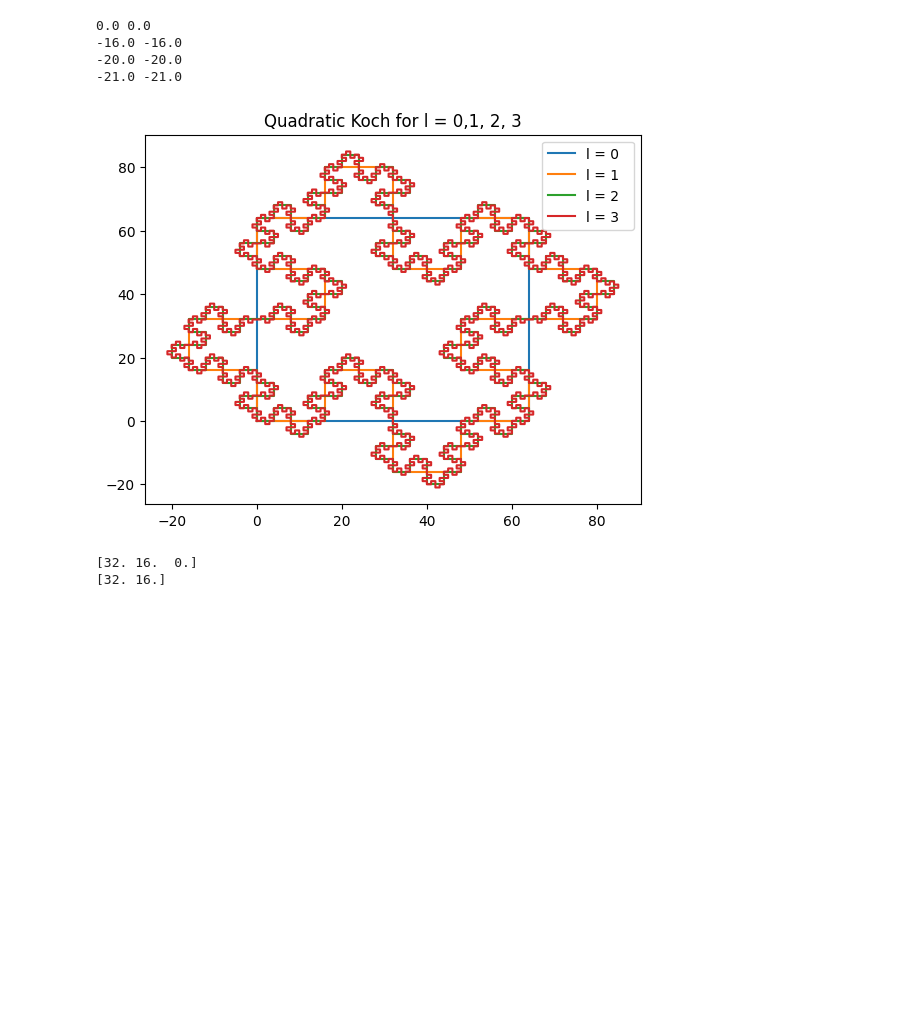
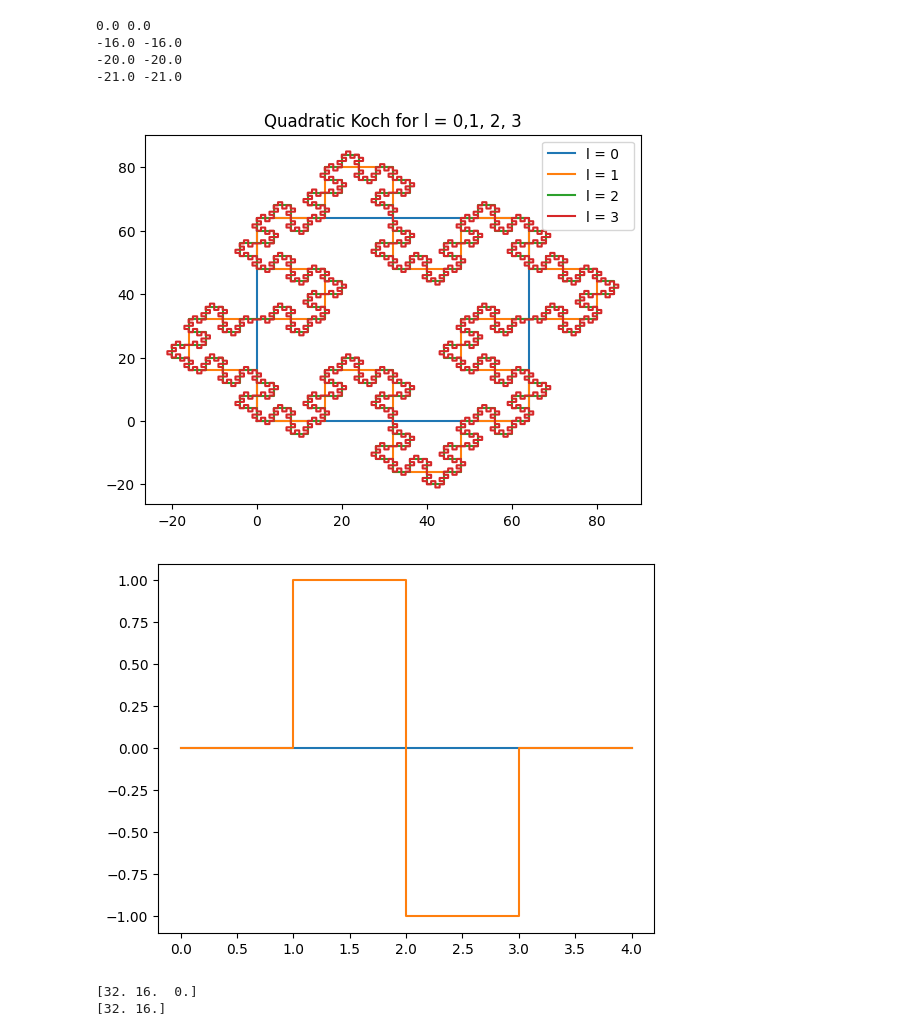
Before and after one commit to erikkoh/Numfys, a Jupyter notebook: Assignment2/Projectnotebook.ipynb, the cells around one changed output. Saved outputs shown, nothing was run; the diff lists cells and outputs as text; code cells hidden in the pictures; blank space fills up the shorter version.

```diff
--- a/Assignment2/Projectnotebook.ipynb
+++ b/Assignment2/Projectnotebook.ipynb
@@ -118,12 +118,14 @@ def generate_square(l, size):
     return adjusted_points
 # %%
 plotting_square(3,4**3)
+plotting_line(1, 4)
 # %% [output]
 0.0 0.0
 -16.0 -16.0
 -20.0 -20.0
 -21.0 -21.0
 [figure]
+[figure, added]
 # %%
 def does_intersect(x1,x2,point):
     if x1[1] > x2[1]:
```
Also changed, not shown: parts of 5 cells of this notebook, 3 other files.
